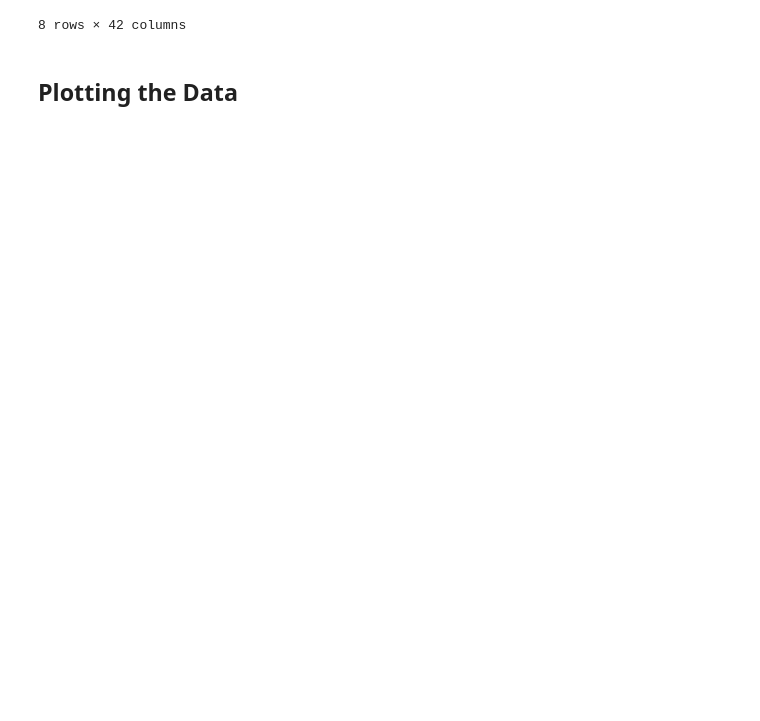
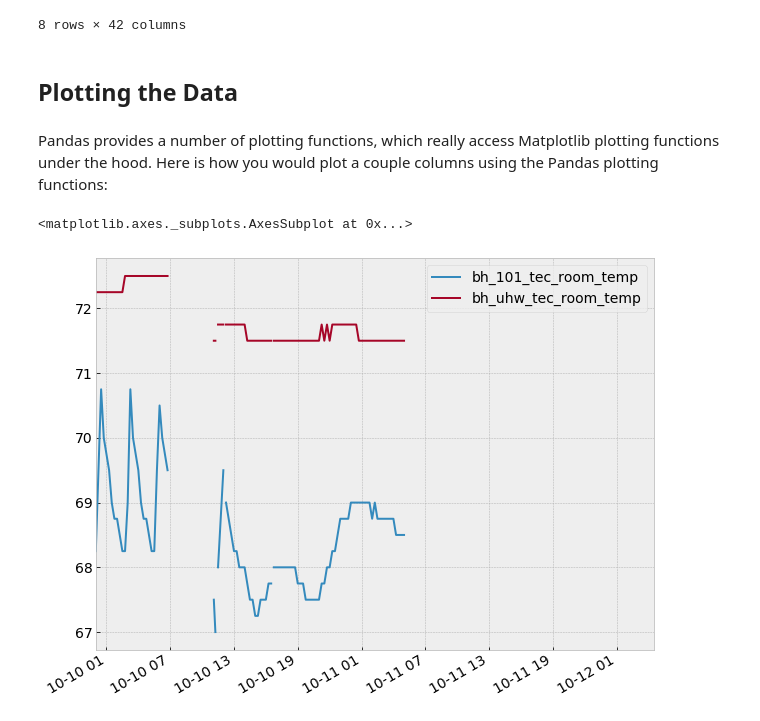
Before and after one commit to alanmitchell/fnsb-benchmark, a Jupyter notebook: ddc/ddc_data_tutorial.ipynb, the cells around one changed output. Drawn from its saved outputs; the diff is of its cells as text; code cells hidden in the pictures; blank space fills up the shorter version.

Commit message:
Started Plotting section of tutorial.

```diff
--- a/ddc/ddc_data_tutorial.ipynb
+++ b/ddc/ddc_data_tutorial.ipynb
@@ -128,3 +128,10 @@ df.describe()
 8 rows × 42 columns
 # %% [markdown]
 ## Plotting the Data
+# %% [markdown]
+Pandas provides a number of plotting functions, which really access Matplotlib plotting functions under the hood.  Here is how you would plot a couple columns using the Pandas plotting functions:
+# %%
+df[['bh_101_tec_room_temp', 'bh_uhw_tec_room_temp']].plot()
+# %% [output]
+<matplotlib.axes._subplots.AxesSubplot at 0x...>
+[figure, added]
```
Also changed, not shown: parts of 4 cells of this notebook.
